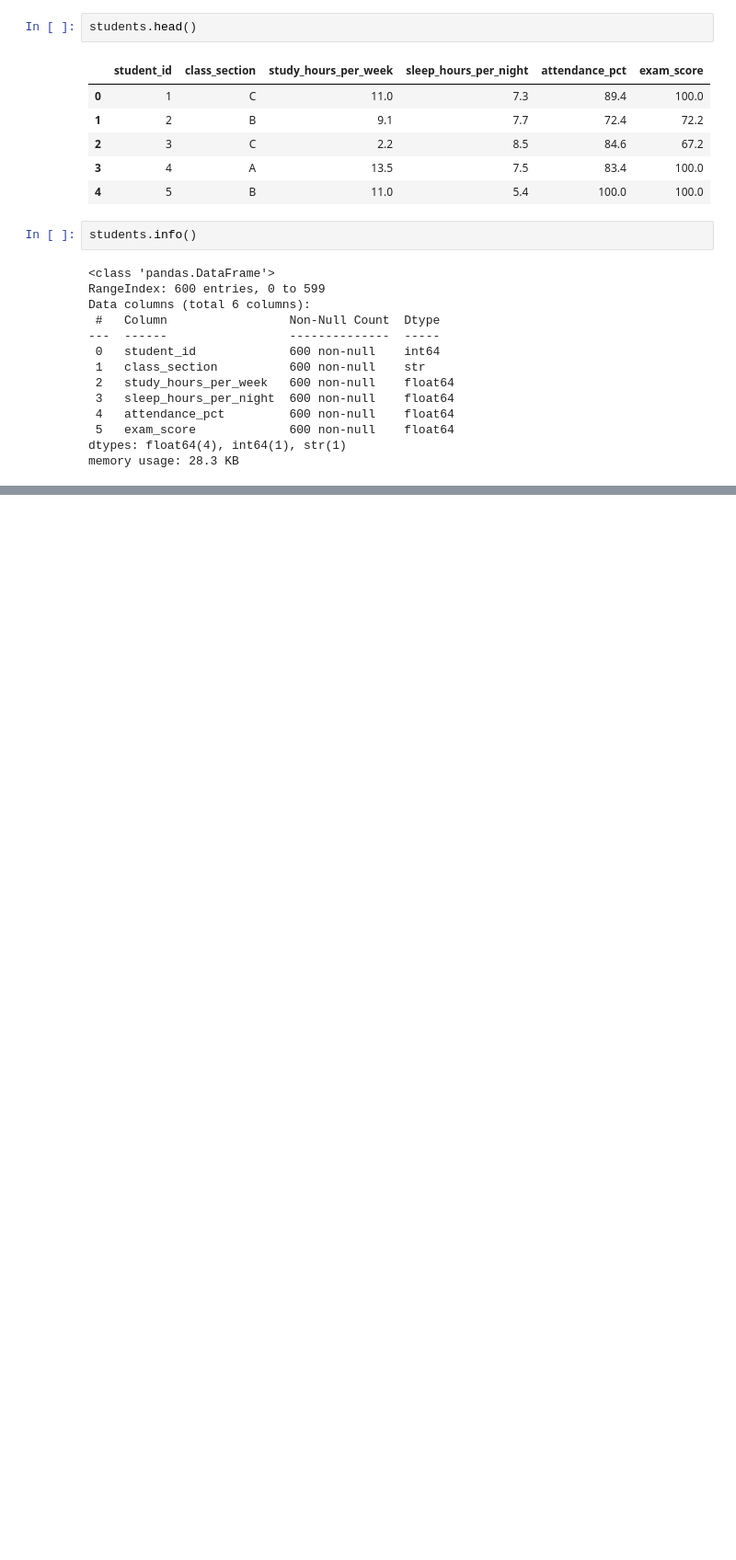
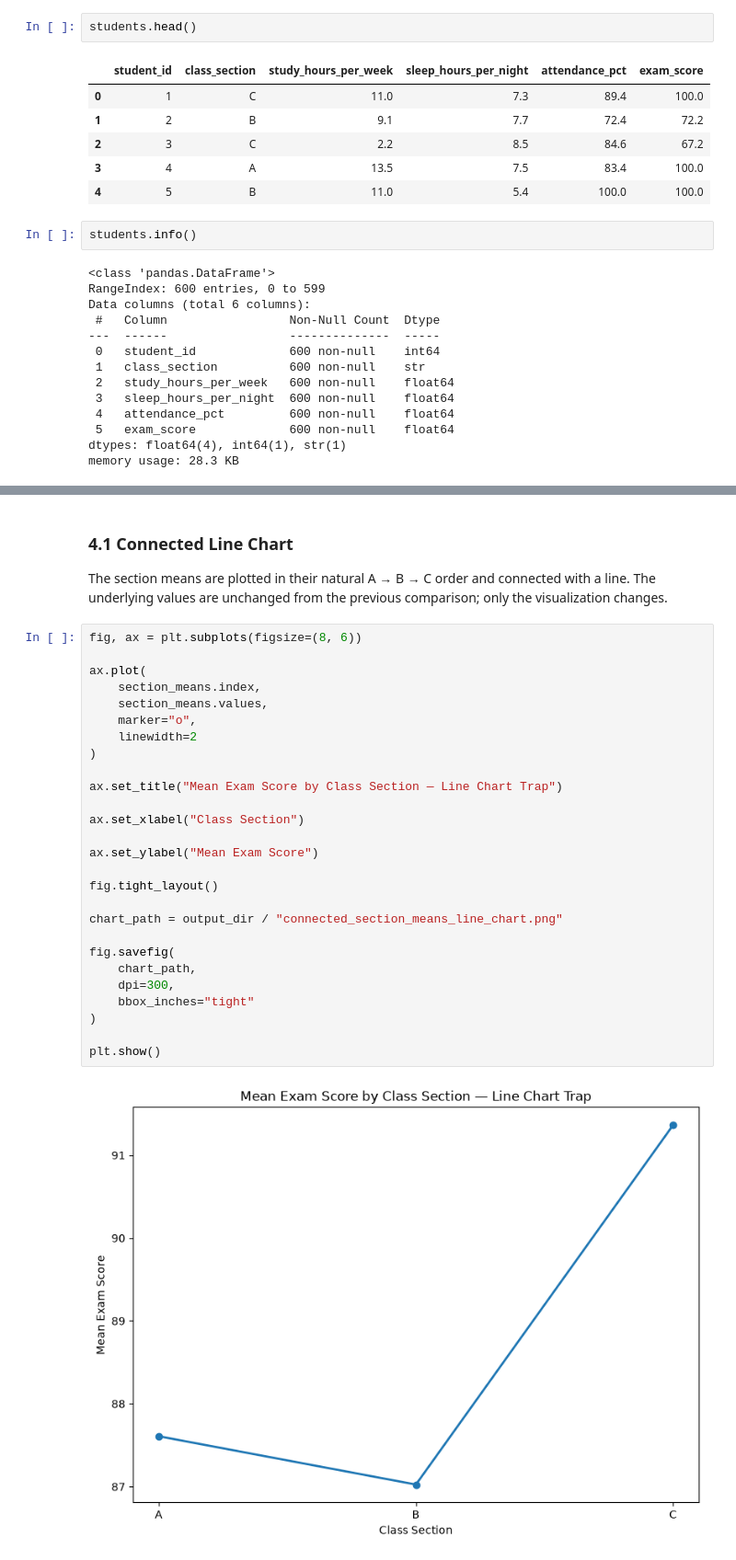
Before and after one commit to Muhammad-Subhan456/ArhamSoft_Internee_Updates, a Jupyter notebook: week6-28th_august_2026_Day1/eda_precision_lab.ipynb, the cells around one changed output, grey strips where cells are left out. Shown at 92% size. Cells and saved outputs as stored; diff of their text form; blank space fills up the shorter version.

```diff
--- a/week6-28th_august_2026_Day1/eda_precision_lab.ipynb
+++ b/week6-28th_august_2026_Day1/eda_precision_lab.ipynb
@@ -2947,0 +649,35 @@ in this dataset rather than proof that one factor directly causes another.
+# %% [markdown]
+### 4.1 Connected Line Chart
+
+The section means are plotted in their natural A → B → C order and connected
+with a line. The underlying values are unchanged from the previous comparison;
+only the visualization changes.
+# %%
+fig, ax = plt.subplots(figsize=(8, 6))
+
+ax.plot(
+    section_means.index,
+    section_means.values,
+    marker="o",
+    linewidth=2
+)
+
+ax.set_title("Mean Exam Score by Class Section — Line Chart Trap")
+
+ax.set_xlabel("Class Section")
+
+ax.set_ylabel("Mean Exam Score")
+
+fig.tight_layout()
+
+chart_path = output_dir / "connected_section_means_line_chart.png"
+
+fig.savefig(
+    chart_path,
+    dpi=300,
+    bbox_inches="tight"
+)
+
+plt.show()
+# %% [output]
+[figure, added]
```
Also changed, not shown: parts of 216 cells of this notebook, 18 other files.
